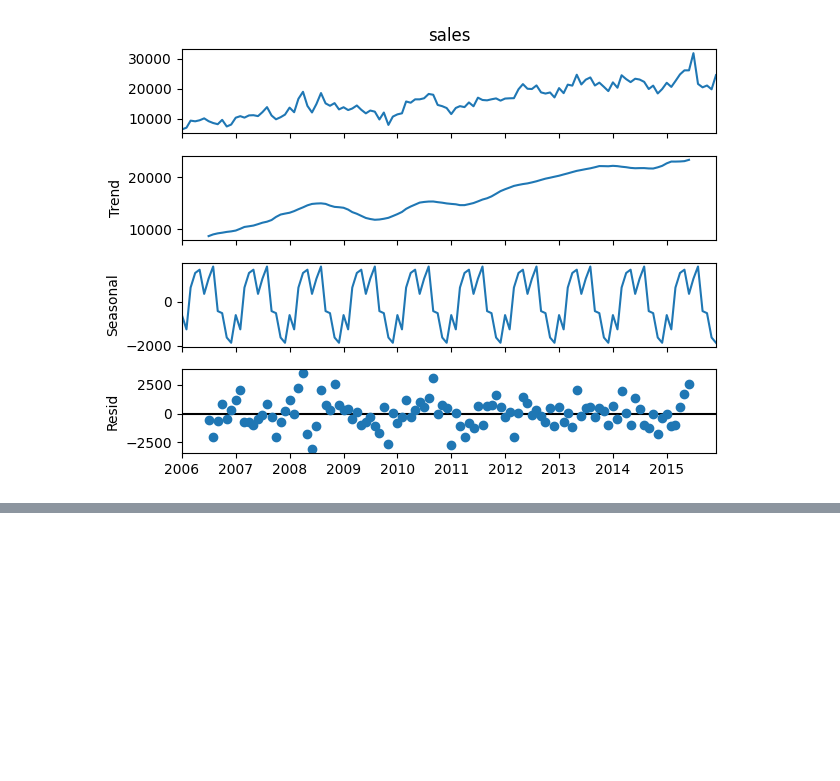
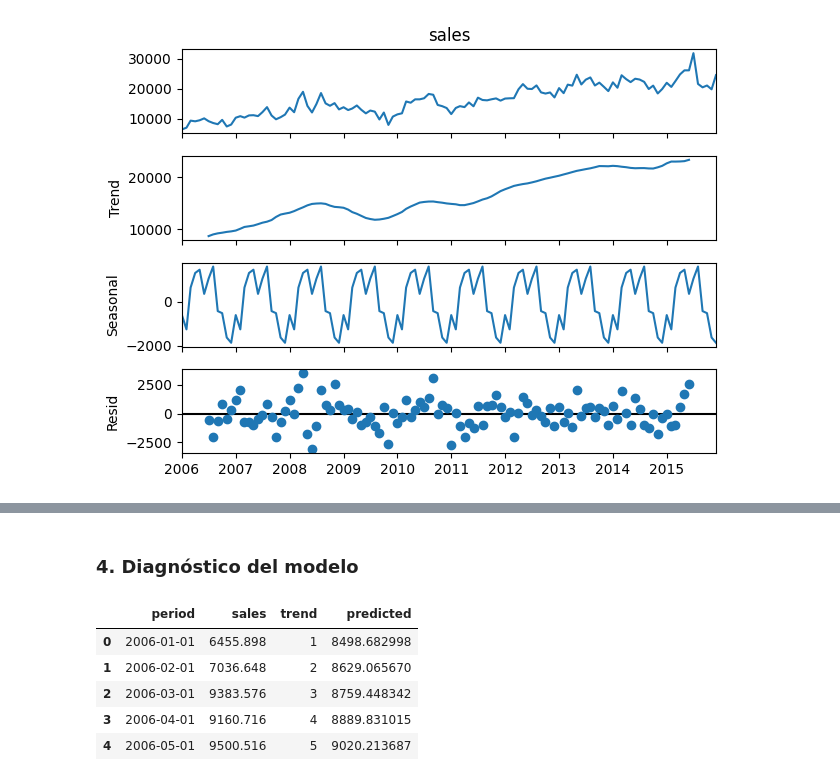
Before and after one commit to auzaluis/upsa_mod_202501, a Jupyter notebook: forecasting/script_forecasting.ipynb, the cells around one changed output, grey strips where cells are left out. Drawn from its saved outputs; the diff is of its cells as text; code cells hidden in the pictures; blank space fills up the shorter version.

```diff
--- a/forecasting/script_forecasting.ipynb
+++ b/forecasting/script_forecasting.ipynb
@@ -50,0 +55,9 @@ decomposed.plot();
+# %%
+df_model = df_training.copy()
+df_model['trend'] = range(1, len(df_model) + 1)
+# %%
+# Modelo de regresión
+model = ols(
+    formula = 'sales ~ trend',
+    data = df_model
+).fit()
@@ -50,0 +84,12 @@ decomposed.plot();
+# %% [markdown]
+### 4. Diagnóstico del modelo
+# %%
+df_model['predicted'] = model.predict()
+df_model.head()
+# %% [output]
+|  | period | sales | trend | predicted |
+| 0 | 2006-01-01 | 6455.898 | 1 | 8498.682998 |
+| 1 | 2006-02-01 | 7036.648 | 2 | 8629.065670 |
+| 2 | 2006-03-01 | 9383.576 | 3 | 8759.448342 |
+| 3 | 2006-04-01 | 9160.716 | 4 | 8889.831015 |
+| 4 | 2006-05-01 | 9500.516 | 5 | 9020.213687 |
```
Also changed, not shown: parts of 4 cells of this notebook.
